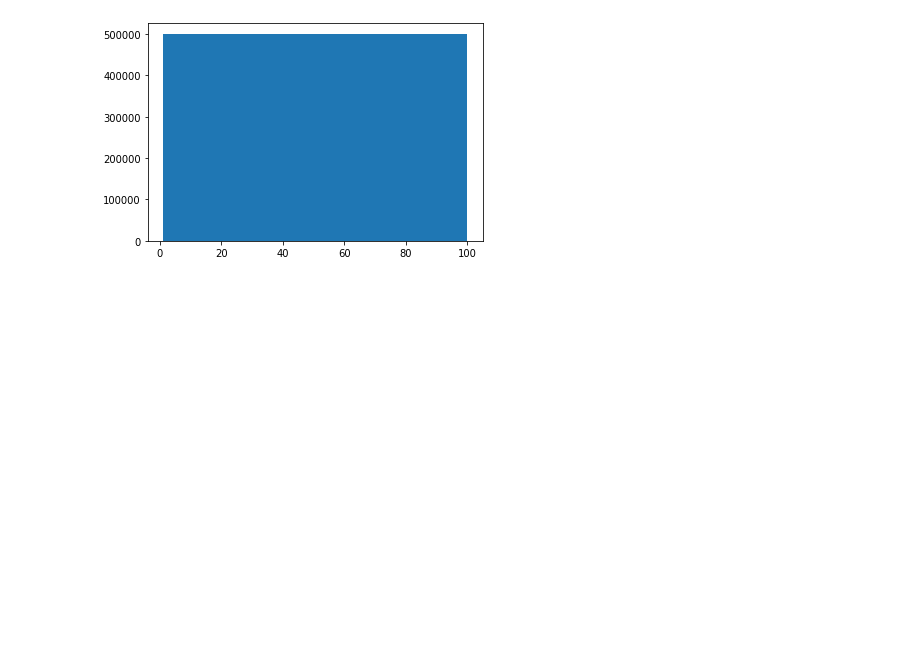
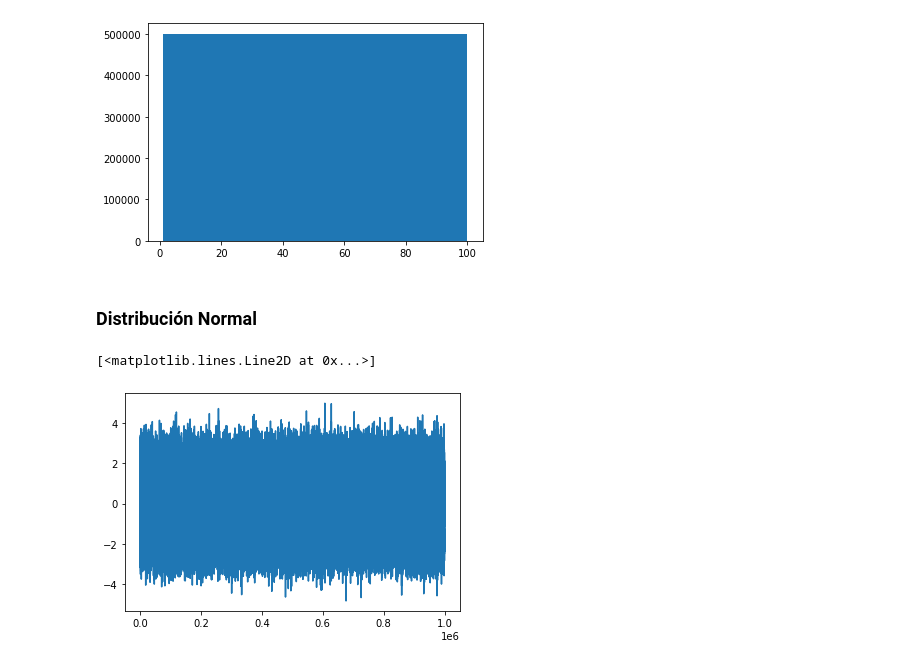
Before and after one commit to mlevicoy/cursoML, a Jupyter notebook: notebooks/T2 - 1 - Data Cleaning - Data Wrangling.ipynb, the cells around one changed output. Drawn from its saved outputs; the diff is of its cells as text; code cells hidden in the pictures; blank space fills up the shorter version.

```diff
--- a/notebooks/T2 - 1 - Data Cleaning - Data Wrangling.ipynb
+++ b/notebooks/T2 - 1 - Data Cleaning - Data Wrangling.ipynb
@@ -506,3 +506,13 @@ plt.hist(data)
         99.999921  ]),
  <BarContainer object of 10 artists>)
 [figure]
+# %% [markdown]
+### Distribución Normal
+# %%
+data = np.random.randn(1000000)
+# %%
+x = range(1, 1000001)
+plt.plot(x, data)
+# %% [output]
+[<matplotlib.lines.Line2D at 0x...>]
+[figure, added]
```
Also changed, not shown: parts of 9 cells of this notebook, 1 other file.
